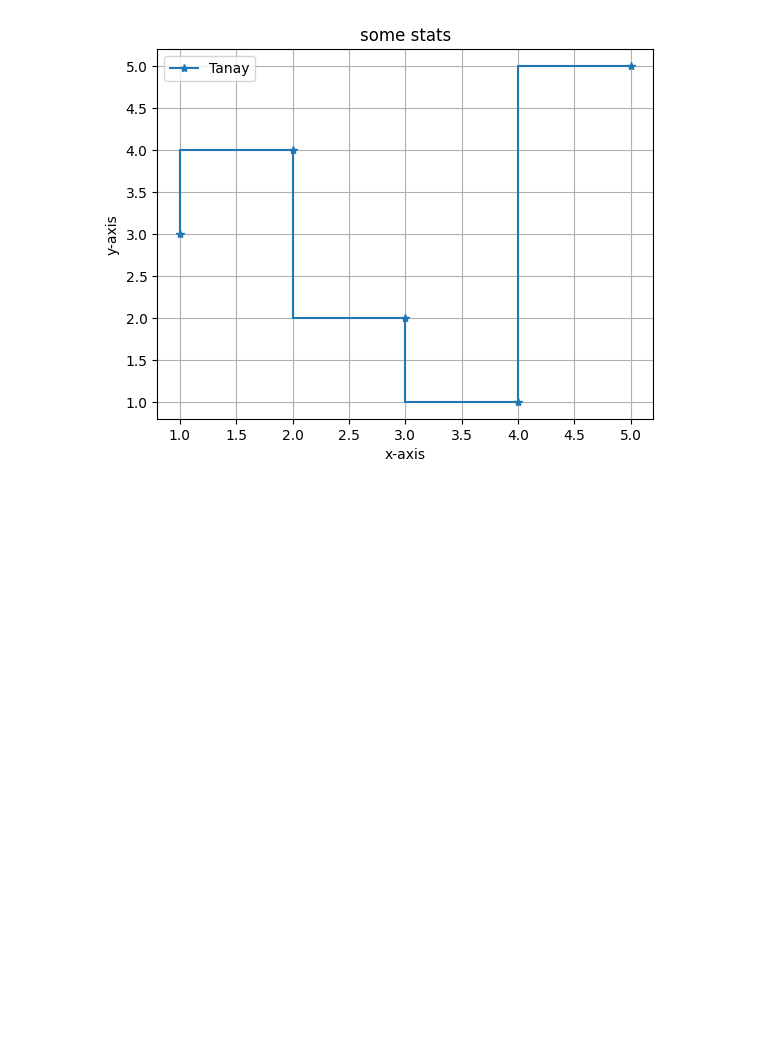
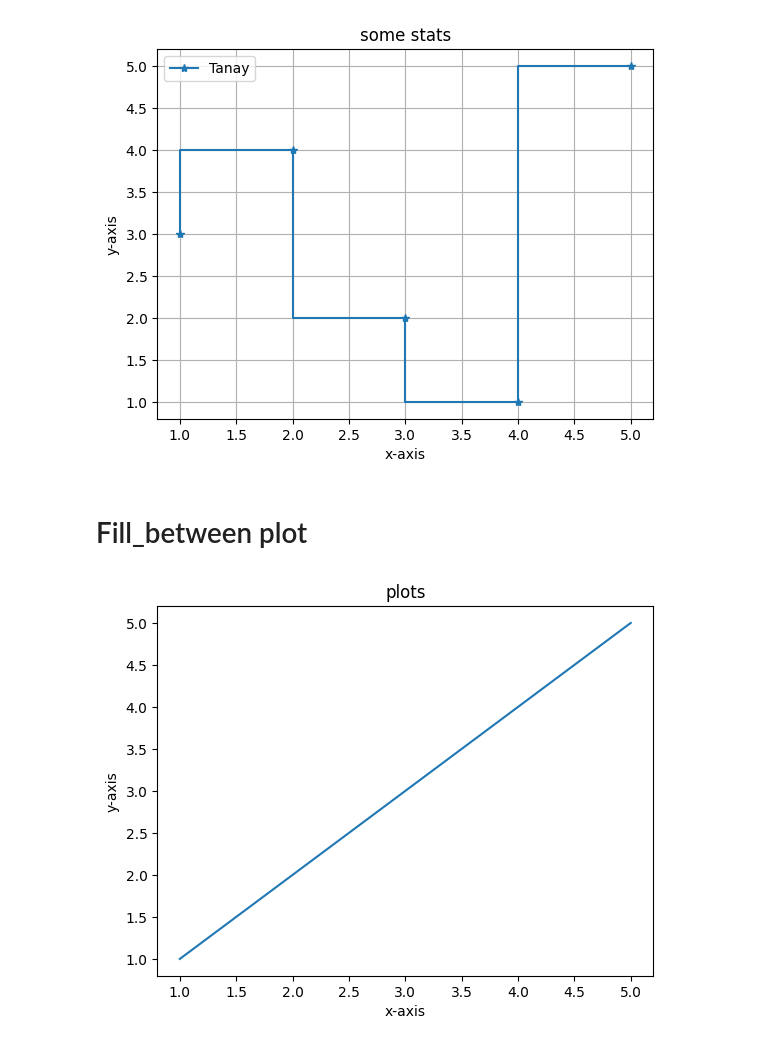
Before and after one commit to Tanay-Dwivedi/DADS-practice, a Jupyter notebook: Python/Matplotlib/matplotlib_practice2.ipynb, the cells around one changed output. Drawn from its saved outputs; the diff is of its cells as text; code cells hidden in the pictures; blank space fills up the shorter version.

```diff
--- a/Python/Matplotlib/matplotlib_practice2.ipynb
+++ b/Python/Matplotlib/matplotlib_practice2.ipynb
@@ -339,3 +339,5 @@ plt.grid()
 plt.show()
 # %% [output]
 [figure]
+# %% [markdown]
+# Fill_between plot
@@ -341,0 +346,11 @@ plt.show()
+# %%
+x = [1,2,3,4,5]
+y = [1,2,3,4,5]
+
+plt.plot(x,y)
+plt.title("plots")
+plt.xlabel("x-axis")
+plt.ylabel("y-axis")
+plt.show()
+# %% [output]
+[figure, added]
```
Also changed, not shown: parts of 3 cells of this notebook.
